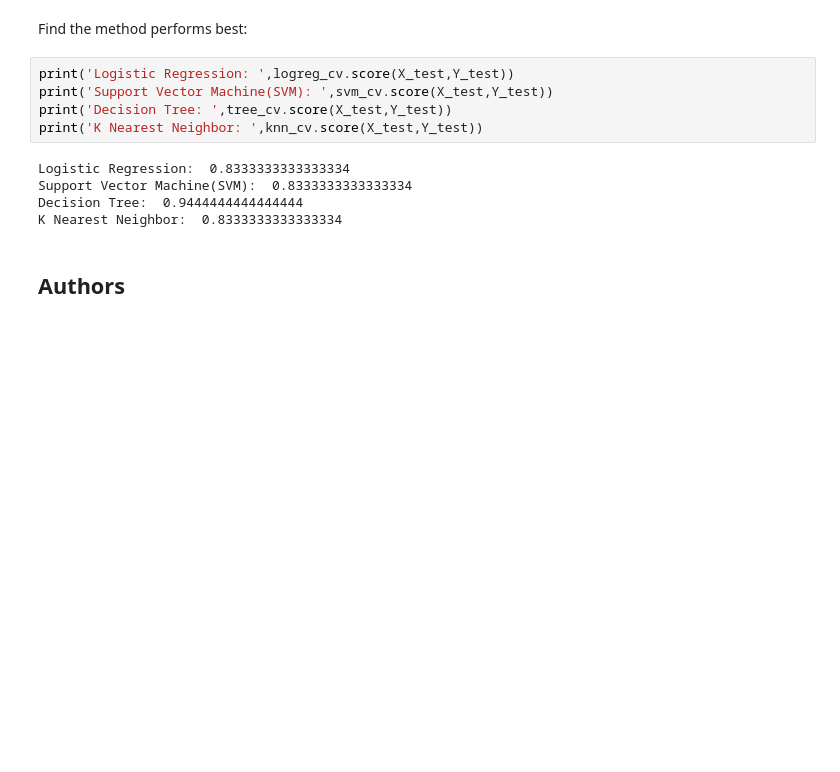
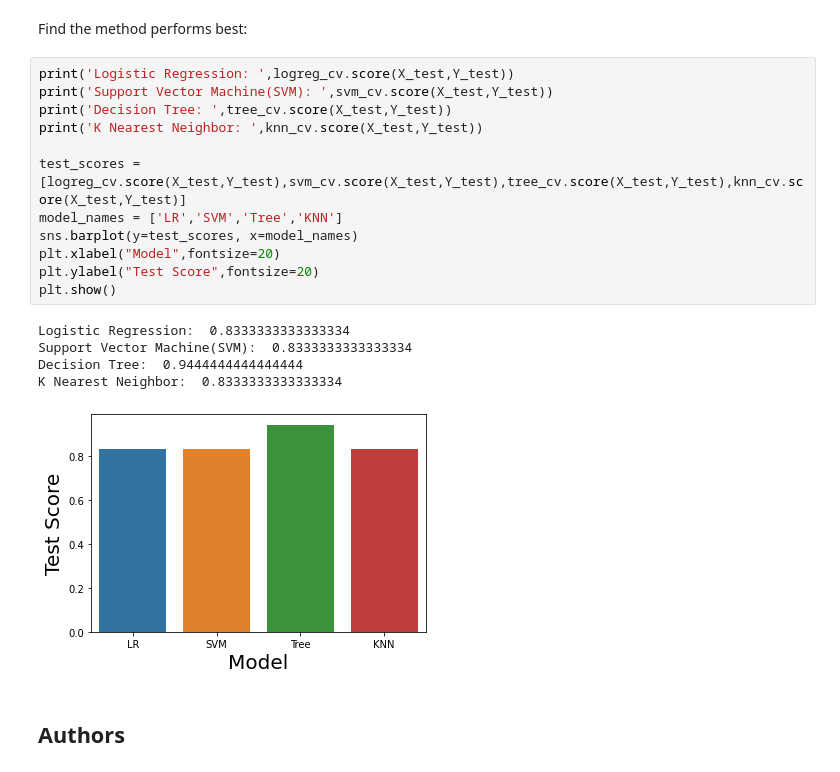
Before and after one commit to LittleVegeDog/Applied_Data_Science_Capstone_Project, a Jupyter notebook: SpaceX_Machine Learning Prediction_Part_5.ipynb, the cells around one changed output. Drawn from its saved outputs; the diff is of its cells as text; blank space fills up the shorter version.

```diff
--- a/SpaceX_Machine Learning Prediction_Part_5.ipynb
+++ b/SpaceX_Machine Learning Prediction_Part_5.ipynb
@@ -344,13 +344,21 @@ Find the method performs best:
 # %%
 print('Logistic Regression: ',logreg_cv.score(X_test,Y_test))
 print('Support Vector Machine(SVM): ',svm_cv.score(X_test,Y_test))
 print('Decision Tree: ',tree_cv.score(X_test,Y_test))
 print('K Nearest Neighbor: ',knn_cv.score(X_test,Y_test))
+
+test_scores = [logreg_cv.score(X_test,Y_test),svm_cv.score(X_test,Y_test),tree_cv.score(X_test,Y_test),knn_cv.score(X_test,Y_test)]
+model_names = ['LR','SVM','Tree','KNN']
+sns.barplot(y=test_scores, x=model_names)
+plt.xlabel("Model",fontsize=20)
+plt.ylabel("Test Score",fontsize=20)
+plt.show()
 # %% [output]
 Logistic Regression:  0.8333333333333334
 Support Vector Machine(SVM):  0.8333333333333334
 Decision Tree:  0.9444444444444444
 K Nearest Neighbor:  0.8333333333333334
+[figure, added]
 # %% [markdown]
 ## Authors
 # %% [markdown]
```
Also changed, not shown: parts of 3 cells of this notebook, 3 other files.
